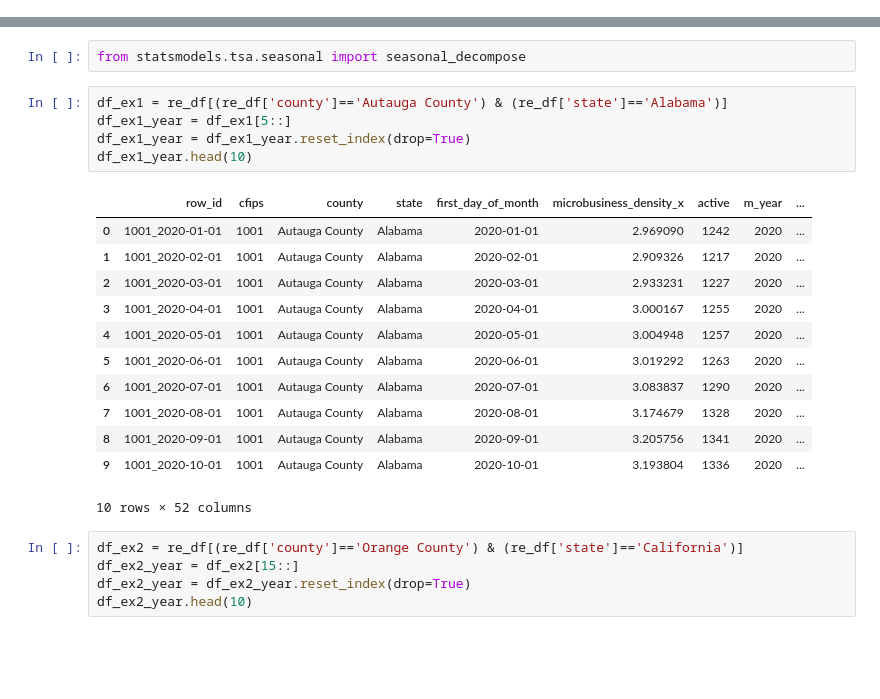
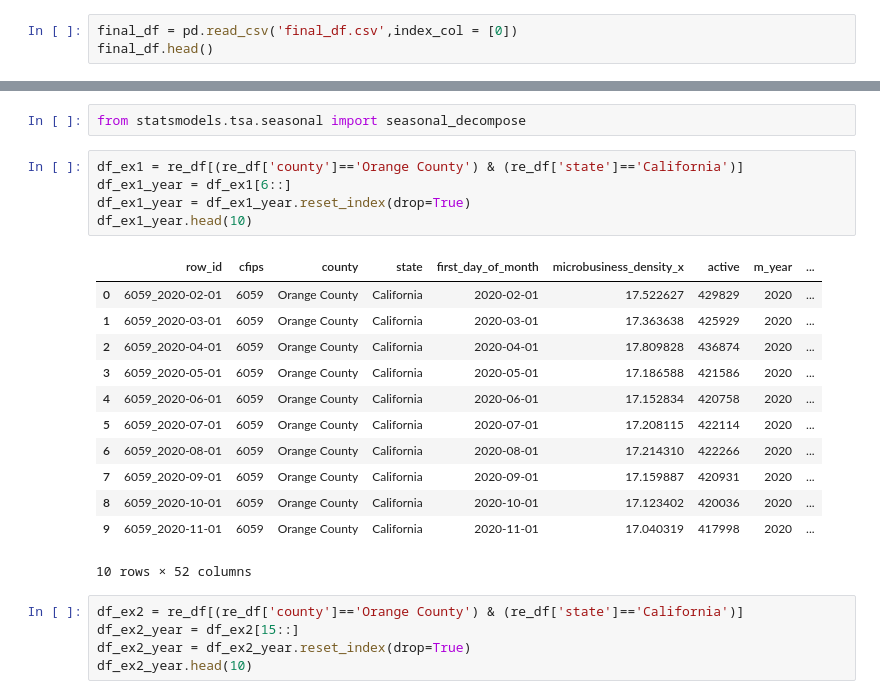
Before and after one commit to Joheun-Kang/microb, a Jupyter notebook: notebook/microb.ipynb, the cells around one changed output, grey strips where cells are left out. Cells and saved outputs as stored; diff of their text form; blank space fills up the shorter version.

```diff
--- a/notebook/microb.ipynb
+++ b/notebook/microb.ipynb
@@ -400,0 +404,3 @@ final_df.to_csv('final_df.csv')
+# %%
+final_df = pd.read_csv('final_df.csv',index_col = [0])
+final_df.head()
@@ -422,22 +436,22 @@ re_df.head()
 # %%
 from statsmodels.tsa.seasonal import seasonal_decompose
 # %%
-df_ex1 = re_df[(re_df['county']=='Autauga County') & (re_df['state']=='Alabama')]
-df_ex1_year = df_ex1[5::]
+df_ex1 = re_df[(re_df['county']=='Orange County') & (re_df['state']=='California')]
+df_ex1_year = df_ex1[6::]
 df_ex1_year = df_ex1_year.reset_index(drop=True)
 df_ex1_year.head(10)
 # %% [output]
 |  | row_id | cfips | county | state | first_day_of_month | microbusiness_density_x | active | m_year | ... |
-| 0 | 1001_2020-01-01 | 1001 | Autauga County | Alabama | 2020-01-01 | 2.969090 | 1242 | 2020 | ... |
-| 1 | 1001_2020-02-01 | 1001 | Autauga County | Alabama | 2020-02-01 | 2.909326 | 1217 | 2020 | ... |
-| 2 | 1001_2020-03-01 | 1001 | Autauga County | Alabama | 2020-03-01 | 2.933231 | 1227 | 2020 | ... |
-| 3 | 1001_2020-04-01 | 1001 | Autauga County | Alabama | 2020-04-01 | 3.000167 | 1255 | 2020 | ... |
-| 4 | 1001_2020-05-01 | 1001 | Autauga County | Alabama | 2020-05-01 | 3.004948 | 1257 | 2020 | ... |
-| 5 | 1001_2020-06-01 | 1001 | Autauga County | Alabama | 2020-06-01 | 3.019292 | 1263 | 2020 | ... |
-| 6 | 1001_2020-07-01 | 1001 | Autauga County | Alabama | 2020-07-01 | 3.083837 | 1290 | 2020 | ... |
-| 7 | 1001_2020-08-01 | 1001 | Autauga County | Alabama | 2020-08-01 | 3.174679 | 1328 | 2020 | ... |
-| 8 | 1001_2020-09-01 | 1001 | Autauga County | Alabama | 2020-09-01 | 3.205756 | 1341 | 2020 | ... |
-| 9 | 1001_2020-10-01 | 1001 | Autauga County | Alabama | 2020-10-01 | 3.193804 | 1336 | 2020 | ... |
+| 0 | 6059_2020-02-01 | 6059 | Orange County | California | 2020-02-01 | 17.522627 | 429829 | 2020 | ... |
+| 1 | 6059_2020-03-01 | 6059 | Orange County | California | 2020-03-01 | 17.363638 | 425929 | 2020 | ... |
+| 2 | 6059_2020-04-01 | 6059 | Orange County | California | 2020-04-01 | 17.809828 | 436874 | 2020 | ... |
+| 3 | 6059_2020-05-01 | 6059 | Orange County | California | 2020-05-01 | 17.186588 | 421586 | 2020 | ... |
+| 4 | 6059_2020-06-01 | 6059 | Orange County | California | 2020-06-01 | 17.152834 | 420758 | 2020 | ... |
+| 5 | 6059_2020-07-01 | 6059 | Orange County | California | 2020-07-01 | 17.208115 | 422114 | 2020 | ... |
+| 6 | 6059_2020-08-01 | 6059 | Orange County | California | 2020-08-01 | 17.214310 | 422266 | 2020 | ... |
+| 7 | 6059_2020-09-01 | 6059 | Orange County | California | 2020-09-01 | 17.159887 | 420931 | 2020 | ... |
+| 8 | 6059_2020-10-01 | 6059 | Orange County | California | 2020-10-01 | 17.123402 | 420036 | 2020 | ... |
+| 9 | 6059_2020-11-01 | 6059 | Orange County | California | 2020-11-01 | 17.040319 | 417998 | 2020 | ... |
 10 rows × 52 columns
 # %%
 df_ex2 = re_df[(re_df['county']=='Orange County') & (re_df['state']=='California')]
```
Also changed, not shown: parts of 12 cells of this notebook.
